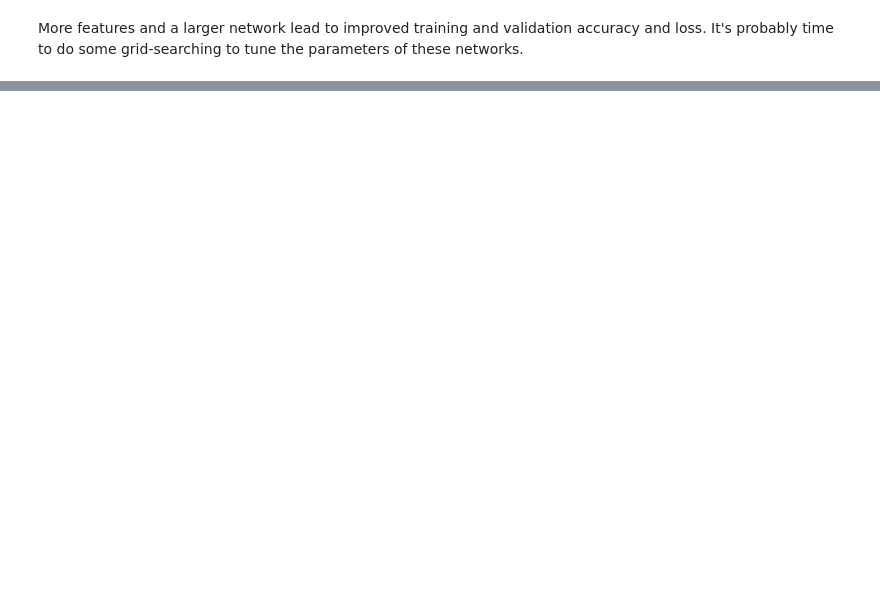
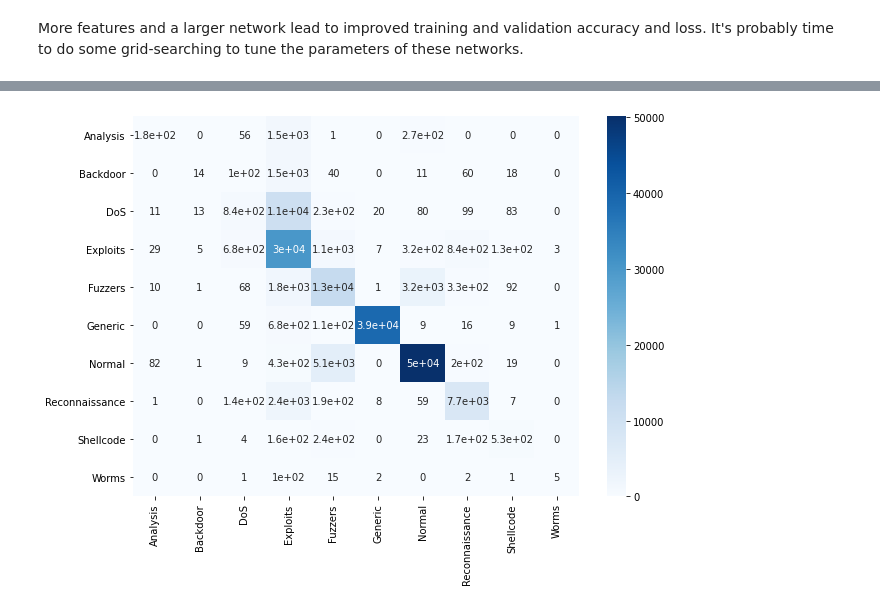
Before and after one commit to pvan1/DATA-606-Capstone, a Jupyter notebook: capstone_phase2_ann.ipynb, the cells around one changed output, grey strips where cells are left out. Drawn from its saved outputs; the diff is of its cells as text; code cells hidden in the pictures; blank space fills up the shorter version.

```diff
--- a/capstone_phase2_ann.ipynb
+++ b/capstone_phase2_ann.ipynb
@@ -357,0 +1295,3 @@ So far, these networks seem to reach their best accuracy around 10-15 epochs of
+# %%
+# Define stratified k-fold split
+kfold = model_selection.StratifiedKFold(n_splits=10, shuffle=True)
@@ -357,0 +1309,5 @@ So far, these networks seem to reach their best accuracy around 10-15 epochs of
+# %%
+y_pred_adamax = cross_val_predict(new_model3, train_std_RF, y_train, cv=kfold)
+# %%
+conf_mat_adamax, class_rep_adamax, rep_dict_adamax, acc_adamax = gen_metrics(y_train, y_pred_adamax)
+print(class_rep_adamax)
@@ -357,0 +1337,9 @@ So far, these networks seem to reach their best accuracy around 10-15 epochs of
+# %%
+confmat_df = pd.DataFrame(conf_mat_adamax, index=class_names, columns=class_names)
+# %%
+plt.figure(figsize=(10,7))
+sns.heatmap(data=confmat_df, annot=True, cmap='Blues')
+plt.savefig('ann-adamax-RF-confmat.png', dpi=300, bbox_inches='tight')
+files.download('ann-adamax-RF-confmat.png')
+plt.show()
+# %% [output]
@@ -357,0 +1348 @@ So far, these networks seem to reach their best accuracy around 10-15 epochs of
+[figure, added]
```
Also changed, not shown: parts of 135 cells of this notebook.
